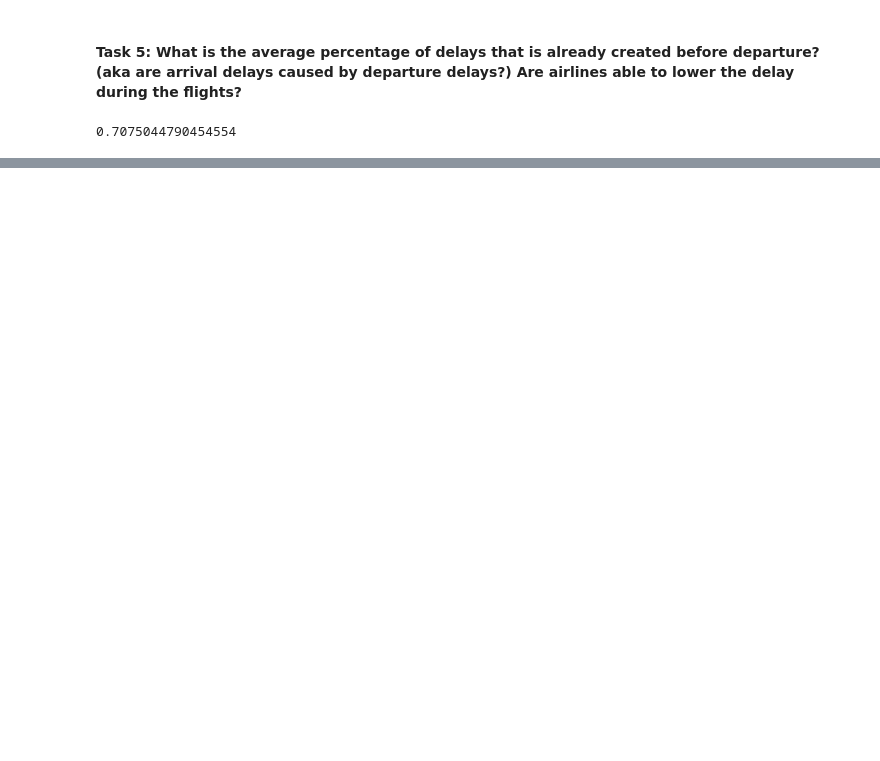
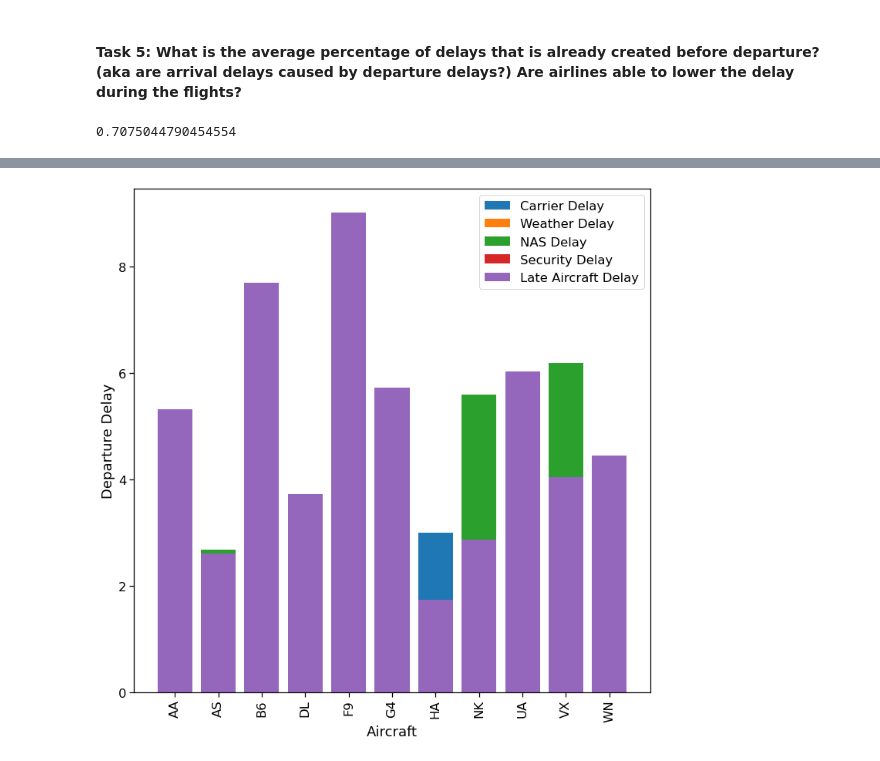
Before and after one commit to ashraf34/Airline_delay_, a Jupyter notebook: exploratory_analysis.ipynb, the cells around one changed output, grey strips where cells are left out. Saved outputs shown, nothing was run; the diff lists cells and outputs as text; code cells hidden in the pictures; blank space fills up the shorter version.

```diff
--- a/exploratory_analysis.ipynb
+++ b/exploratory_analysis.ipynb
@@ -325,0 +378,6 @@ len(df_dep_arv_delay)/len(df_arv_delay)
+# %%
+car_del = df['carrier_delay'].groupby(df['mkt_unique_carrier']).mean()
+weat_del = df['weather_delay'].groupby(df['mkt_unique_carrier']).mean()
+nas_del = df['nas_delay'].groupby(df['mkt_unique_carrier']).mean()
+sec_del = df['security_delay'].groupby(df['mkt_unique_carrier']).mean()
+late_del = df['late_aircraft_delay'].groupby(df['mkt_unique_carrier']).mean()
@@ -325,0 +405,20 @@ len(df_dep_arv_delay)/len(df_arv_delay)
+# %%
+x = weat_del.index.values
+fig, ax = plt.subplots(figsize = (12,12))
+
+ax.set_xticks(np.arange(len(x)))
+ax.set_xticklabels(x, rotation = 90)
+
+ax.bar(np.arange(len(x)),car_del.values, align='center', label='Carrier Delay')
+ax.bar(np.arange(len(x)),weat_del.values, align='center', label='Weather Delay')
+ax.bar(np.arange(len(x)),nas_del.values, align='center', label='NAS Delay')
+ax.bar(np.arange(len(x)),sec_del.values, align='center', label='Security Delay')
+ax.bar(np.arange(len(x)),late_del.values, align='center',label='Late Aircraft Delay')
+
+ax.set_xlabel('Aircraft')
+ax.set_ylabel('Departure Delay')
+
+plt.legend()
+plt.show()
+# %% [output]
+[figure, added]
```
Also changed, not shown: parts of 17 cells of this notebook.
